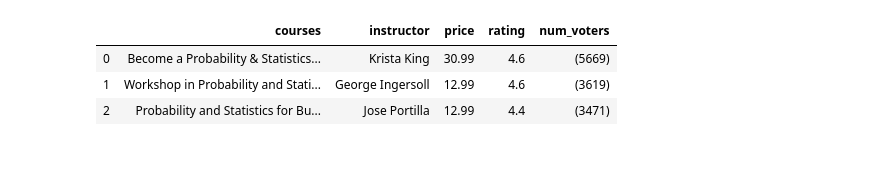
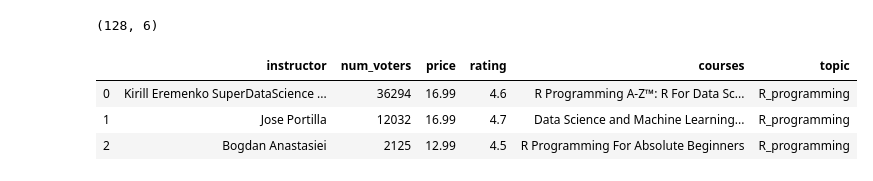
Before and after one commit to Khamanna/Udemy-Selenium, a Jupyter notebook: DTs_Reworked.ipynb, the cells around one changed output. Drawn from its saved outputs; the diff is of its cells as text; code cells hidden in the pictures.

```diff
--- a/DTs_Reworked.ipynb
+++ b/DTs_Reworked.ipynb
@@ -5,8 +1,17 @@ r_data = pd.read_csv('UdemyR.csv')
-# %%
-stat_data = pd.read_csv('UdemyStats.csv')
-stat_data.head(3)
-# %% [output]
-|  | courses | instructor | price | rating | num_voters |
-| 0 | Become a Probability & Statistics... | Krista King | 30.99 | 4.6 | (5669) |
-| 1 | Workshop in Probability and Stati... | George Ingersoll | 12.99 | 4.6 | (3619) |
-| 2 | Probability and Statistics for Bu... | Jose Portilla | 12.99 | 4.4 | (3471) |
+# %%
+import pandas as pd
+
+r_data1 = pd.read_csv('UdemyR.csv')
+r_data2 = pd.read_csv('UdemyR_1.csv')
+r_data = pd.concat([r_data1, r_data2], sort=True)
+r_data['topic'] = "R_programming"
+r_data=r_data.rename(columns={' instructor': 'instructor', ' rating': 'rating', ' price': 'price', ' num_voters ': 'num_voters'})
+r_data['num_voters'] = r_data['num_voters']*(-1)
+print(r_data.shape)
+r_data.head(3)
+# %% [output]
+(128, 6)
+|  | instructor | num_voters | price | rating | courses | topic |
+| 0 | Kirill Eremenko SuperDataScience ... | 36294 | 16.99 | 4.6 | R Programming A-Z™: R For Data Sc... | R_programming |
+| 1 | Jose Portilla | 12032 | 16.99 | 4.7 | Data Science and Machine Learning... | R_programming |
+| 2 | Bogdan Anastasiei | 2125 | 12.99 | 4.5 | R Programming For Absolute Beginners | R_programming |
```
Also changed, not shown: parts of 20 cells of this notebook, 2 other files.
